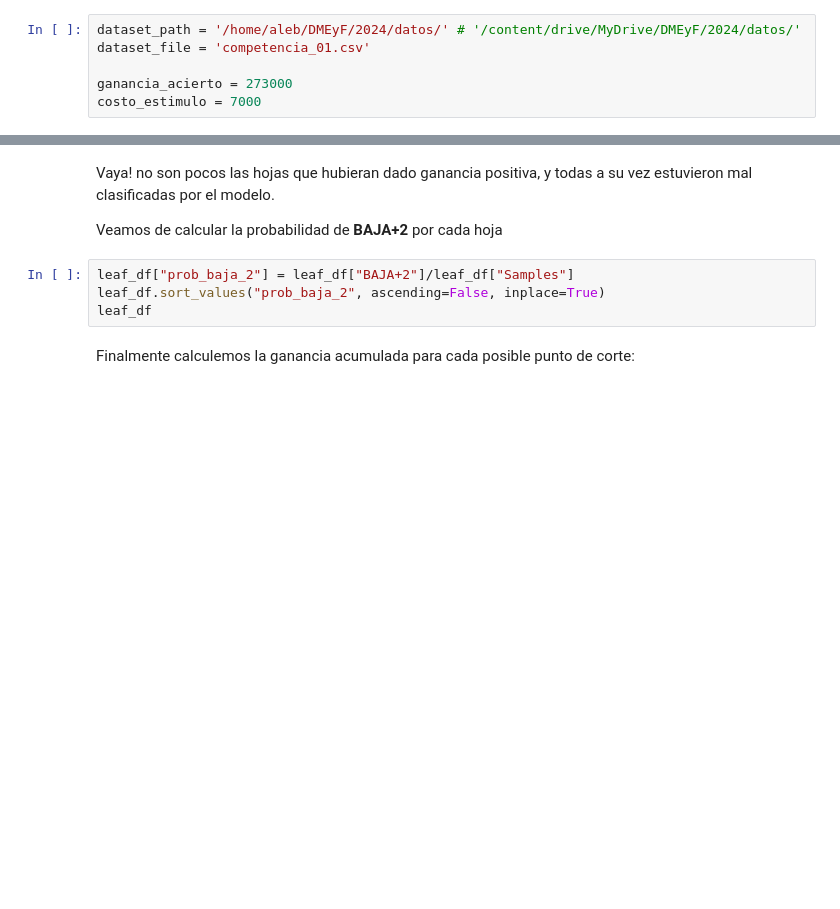
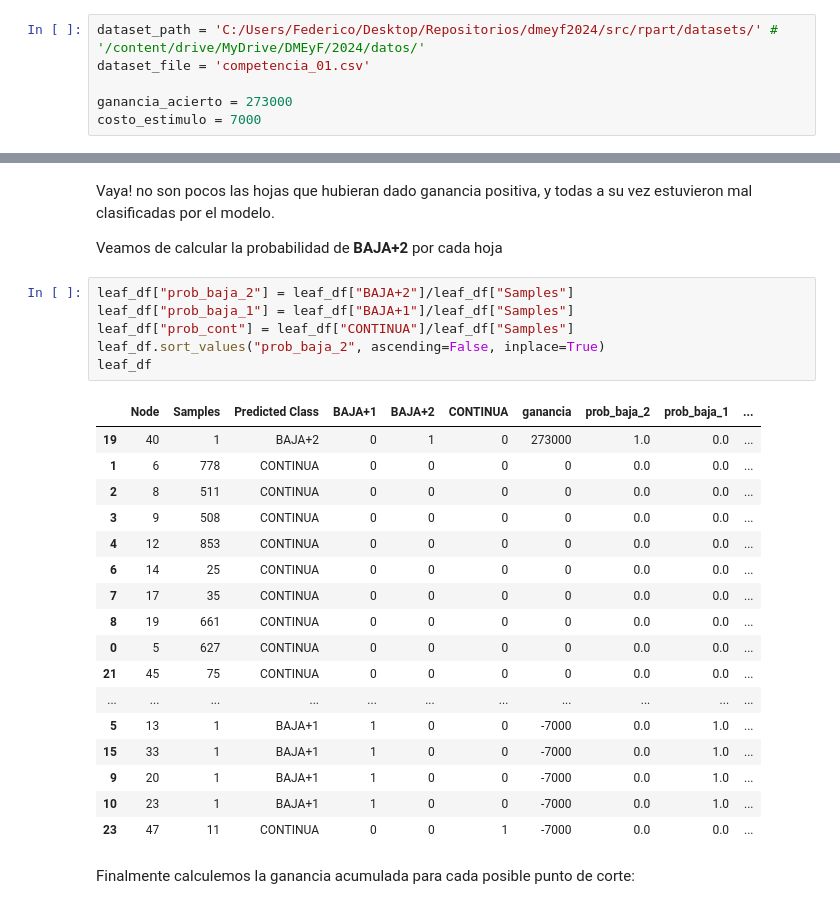
Before and after one commit to dmecoyfin/dmeyf2024, a Jupyter notebook: src/monday/z202_Sobre_Árboles.ipynb, the cells around one changed output, grey strips where cells are left out. Drawn from its saved outputs; the diff is of its cells as text; blank space fills up the shorter version.

```diff
--- a/src/monday/z202_Sobre_Árboles.ipynb
+++ b/src/monday/z202_Sobre_Árboles.ipynb
@@ -20,7 +20,7 @@ from sklearn.tree import DecisionTreeClassifier, plot_tree,  _tree
 # %% [markdown]
 Variables importantes
 # %%
-dataset_path = '/home/aleb/DMEyF/2024/datos/' # '/content/drive/MyDrive/DMEyF/2024/datos/'
+dataset_path = 'C:/Users/Federico/Desktop/Repositorios/dmeyf2024/src/rpart/datasets/' # '/content/drive/MyDrive/DMEyF/2024/datos/'
 dataset_file = 'competencia_01.csv'
 
 ganancia_acierto = 273000
@@ -142,8 +188,28 @@ Vaya! no son pocos las hojas que hubieran dado ganancia positiva, y todas a su v
 Veamos de calcular la probabilidad de **BAJA+2** por cada hoja
 # %%
 leaf_df["prob_baja_2"] = leaf_df["BAJA+2"]/leaf_df["Samples"]
+leaf_df["prob_baja_1"] = leaf_df["BAJA+1"]/leaf_df["Samples"]
+leaf_df["prob_cont"] = leaf_df["CONTINUA"]/leaf_df["Samples"]
 leaf_df.sort_values("prob_baja_2", ascending=False, inplace=True)
 leaf_df
+# %% [output]
+|  | Node | Samples | Predicted Class | BAJA+1 | BAJA+2 | CONTINUA | ganancia | prob_baja_2 | prob_baja_1 | ... |
+| 19 | 40 | 1 | BAJA+2 | 0 | 1 | 0 | 273000 | 1.0 | 0.0 | ... |
+| 1 | 6 | 778 | CONTINUA | 0 | 0 | 0 | 0 | 0.0 | 0.0 | ... |
+| 2 | 8 | 511 | CONTINUA | 0 | 0 | 0 | 0 | 0.0 | 0.0 | ... |
+| 3 | 9 | 508 | CONTINUA | 0 | 0 | 0 | 0 | 0.0 | 0.0 | ... |
+| 4 | 12 | 853 | CONTINUA | 0 | 0 | 0 | 0 | 0.0 | 0.0 | ... |
+| 6 | 14 | 25 | CONTINUA | 0 | 0 | 0 | 0 | 0.0 | 0.0 | ... |
+| 7 | 17 | 35 | CONTINUA | 0 | 0 | 0 | 0 | 0.0 | 0.0 | ... |
+| 8 | 19 | 661 | CONTINUA | 0 | 0 | 0 | 0 | 0.0 | 0.0 | ... |
+| 0 | 5 | 627 | CONTINUA | 0 | 0 | 0 | 0 | 0.0 | 0.0 | ... |
+| 21 | 45 | 75 | CONTINUA | 0 | 0 | 0 | 0 | 0.0 | 0.0 | ... |
+| ... | ... | ... | ... | ... | ... | ... | ... | ... | ... | ... |
+| 5 | 13 | 1 | BAJA+1 | 1 | 0 | 0 | -7000 | 0.0 | 1.0 | ... |
+| 15 | 33 | 1 | BAJA+1 | 1 | 0 | 0 | -7000 | 0.0 | 1.0 | ... |
+| 9 | 20 | 1 | BAJA+1 | 1 | 0 | 0 | -7000 | 0.0 | 1.0 | ... |
+| 10 | 23 | 1 | BAJA+1 | 1 | 0 | 0 | -7000 | 0.0 | 1.0 | ... |
+| 23 | 47 | 11 | CONTINUA | 0 | 0 | 1 | -7000 | 0.0 | 0.0 | ... |
 # %% [markdown]
 
 
```
Also changed, not shown: parts of 9 cells of this notebook, 5 other files.
